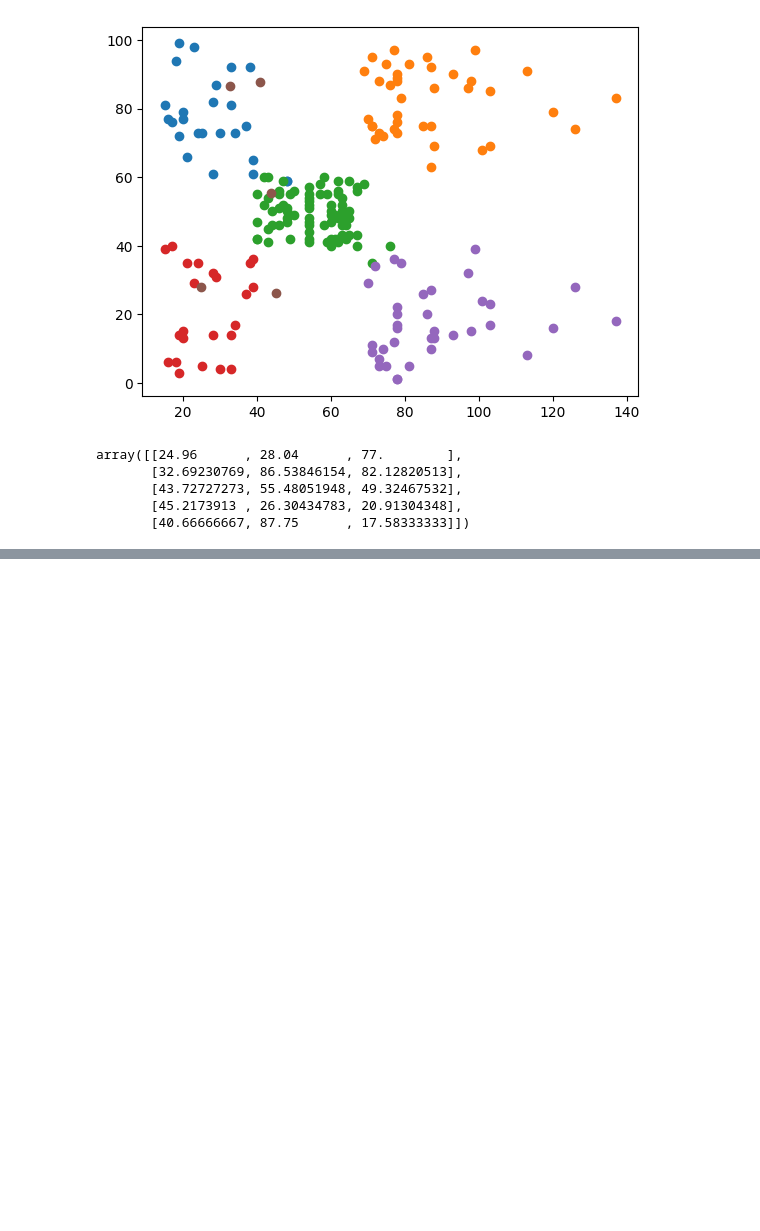
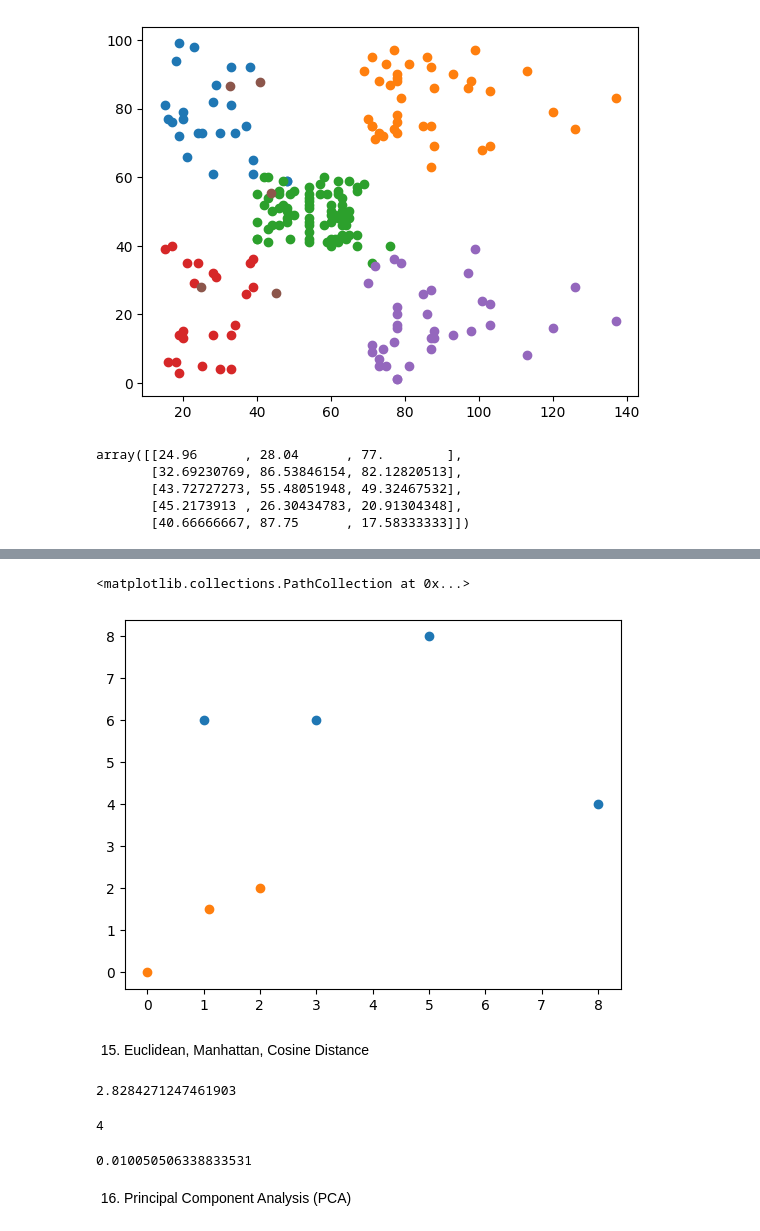
Before and after one commit to arunpsg07/Data-Analyst, a Jupyter notebook: ML_Models/models.ipynb, the cells around one changed output, grey strips where cells are left out. Cells and saved outputs as stored; diff of their text form; code cells hidden in the pictures; blank space fills up the shorter version.

```diff
--- a/ML_Models/models.ipynb
+++ b/ML_Models/models.ipynb
@@ -883,0 +920,4 @@ array([[24.96      , 28.04      , 77.        ],
+# %%
+from sklearn.cluster import AgglomerativeClustering
+model=AgglomerativeClustering(n_clusters=2,affinity='euclidean',linkage='ward')
+pred=model.fit_predict(df)
@@ -883,0 +928,2 @@ array([[24.96      , 28.04      , 77.        ],
+# %%
+df['cluster']=pred
@@ -883,0 +941,11 @@ array([[24.96      , 28.04      , 77.        ],
+# %%
+cluster1=df[df['cluster']==0]
+cluster2=df[df['cluster']==1]
+# %%
+plt.scatter(cluster1.x,cluster1.y)
+plt.scatter(cluster2.x,cluster2.y)
+# %% [output]
+<matplotlib.collections.PathCollection at 0x...>
+[figure, added]
+# %% [markdown]
+15. Euclidean, Manhattan, Cosine Distance
@@ -883,0 +959,19 @@ array([[24.96      , 28.04      , 77.        ],
+# %%
+d=distance.euclidean(A,B)
+d
+# %% [output]
+2.8284271247461903
+# %%
+# Manhattan Distance
+d=distance.cityblock(A,B)
+d
+# %% [output]
+4
+# %%
+# Cosine Distance
+d=distance.cosine(A,B)
+d
+# %% [output]
+0.010050506338833531
+# %% [markdown]
+16. Principal Component Analysis (PCA)
```
Also changed, not shown: parts of 40 cells of this notebook.
